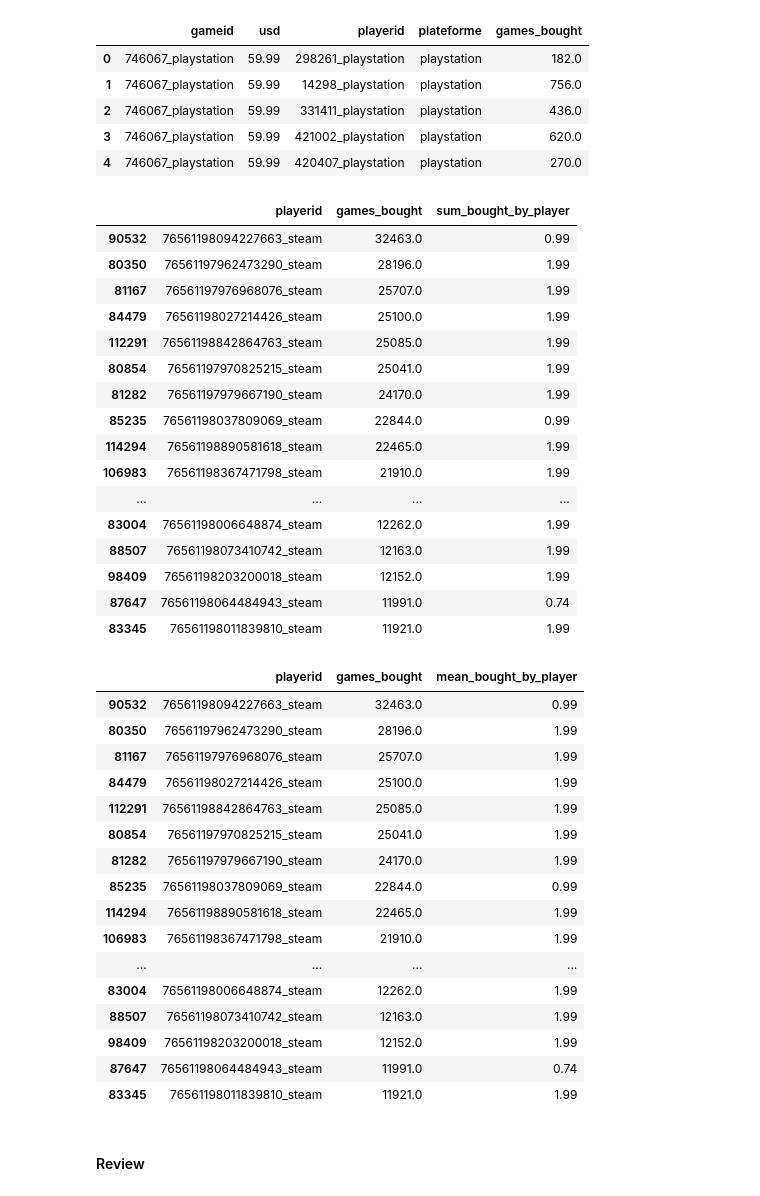
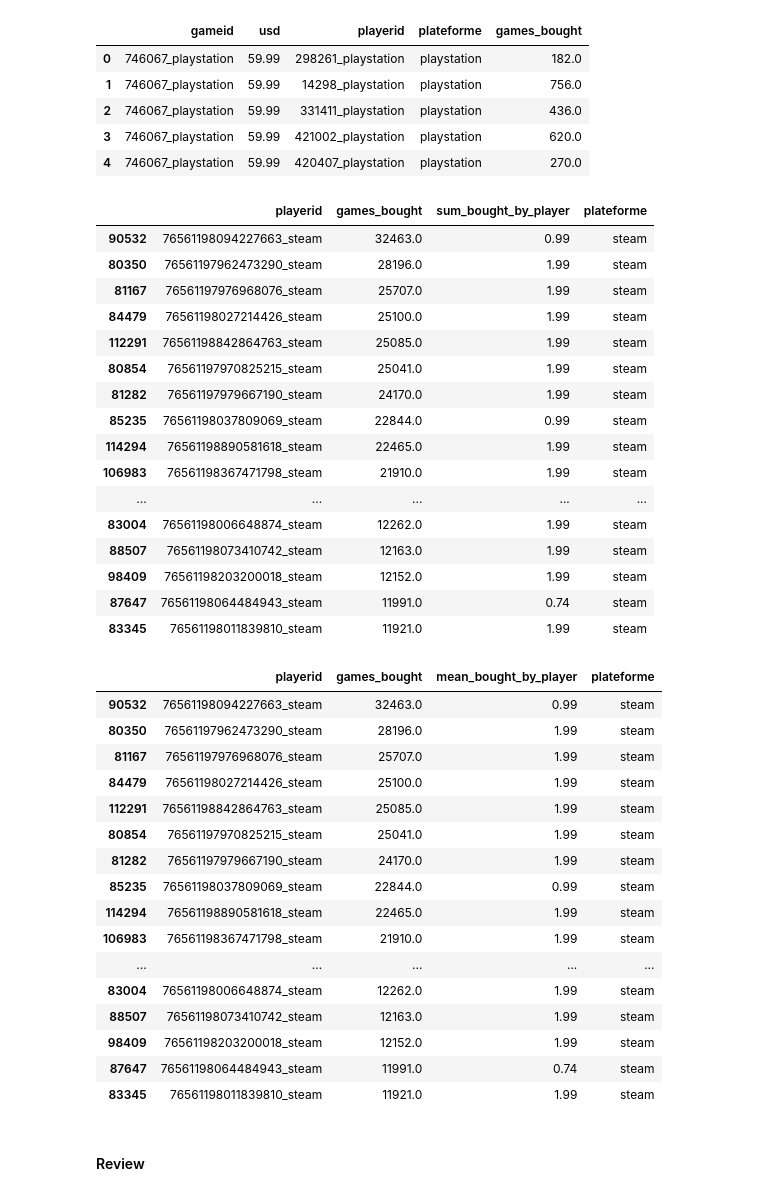
Before and after one commit to isanyams/projet-jeux-video, a Jupyter notebook: projet_jeux_videos_final.ipynb, the cells around one changed output. Drawn from its saved outputs; the diff is of its cells as text; code cells hidden in the pictures.

```diff
--- a/projet_jeux_videos_final.ipynb
+++ b/projet_jeux_videos_final.ipynb
@@ -860,23 +1077,24 @@ purchased_games_price_join.head()
 | 4 | 746067_playstation | 59.99 | 420407_playstation | playstation | 270.0 |
 # %%
 #somme des prix des jeux acheté par nombre de jeux achetés
-price_brouhgt_by_player =  purchased_games_price_join.groupby(['playerid', 'games_bought'])['usd'].sum().reset_index(name = 'sum_bought_by_player').sort_values(by='games_bought', ascending=False)
-price_brouhgt_by_player.head(50)
+sum_price_brouhgt_by_player =  purchased_games_price_join.groupby(['playerid', 'games_bought'])['usd'].sum().reset_index(name = 'sum_bought_by_player').sort_values(by='games_bought', ascending=False)
+sum_price_brouhgt_by_player['plateforme'] = sum_price_brouhgt_by_player['playerid'].str.split('_').str[1]
+sum_price_brouhgt_by_player.head(50)
 # %% [output]
-|  | playerid | games_bought | sum_bought_by_player |
-| 90532 | 76561198094227663_steam | 32463.0 | 0.99 |
-| 80350 | 76561197962473290_steam | 28196.0 | 1.99 |
-| 81167 | 76561197976968076_steam | 25707.0 | 1.99 |
-| 84479 | 76561198027214426_steam | 25100.0 | 1.99 |
-| 112291 | 76561198842864763_steam | 25085.0 | 1.99 |
-| 80854 | 76561197970825215_steam | 25041.0 | 1.99 |
-| 81282 | 76561197979667190_steam | 24170.0 | 1.99 |
-| 85235 | 76561198037809069_steam | 22844.0 | 0.99 |
-| 114294 | 76561198890581618_steam | 22465.0 | 1.99 |
-| 106983 | 76561198367471798_steam | 21910.0 | 1.99 |
-| ... | ... | ... | ... |
-| 83004 | 76561198006648874_steam | 12262.0 | 1.99 |
-| 88507 | 76561198073410742_steam | 12163.0 | 1.99 |
-| 98409 | 76561198203200018_steam | 12152.0 | 1.99 |
-| 87647 | 76561198064484943_steam | 11991.0 | 0.74 |
-| 83345 | 76561198011839810_steam | 11921.0 | 1.99 |
+|  | playerid | games_bought | sum_bought_by_player | plateforme |
+| 90532 | 76561198094227663_steam | 32463.0 | 0.99 | steam |
+| 80350 | 76561197962473290_steam | 28196.0 | 1.99 | steam |
+| 81167 | 76561197976968076_steam | 25707.0 | 1.99 | steam |
+| 84479 | 76561198027214426_steam | 25100.0 | 1.99 | steam |
+| 112291 | 76561198842864763_steam | 25085.0 | 1.99 | steam |
+| 80854 | 76561197970825215_steam | 25041.0 | 1.99 | steam |
+| 81282 | 76561197979667190_steam | 24170.0 | 1.99 | steam |
+| 85235 | 76561198037809069_steam | 22844.0 | 0.99 | steam |
+| 114294 | 76561198890581618_steam | 22465.0 | 1.99 | steam |
+| 106983 | 76561198367471798_steam | 21910.0 | 1.99 | steam |
+| ... | ... | ... | ... | ... |
+| 83004 | 76561198006648874_steam | 12262.0 | 1.99 | steam |
+| 88507 | 76561198073410742_steam | 12163.0 | 1.99 | steam |
+| 98409 | 76561198203200018_steam | 12152.0 | 1.99 | steam |
+| 87647 | 76561198064484943_steam | 11991.0 | 0.74 | steam |
+| 83345 | 76561198011839810_steam | 11921.0 | 1.99 | steam |
@@ -885,22 +1101,23 @@ price_brouhgt_by_player.to_csv('out/price_brouhgt_by_player_sum.csv')
 # %%
 #median des prix des jeux acheté par nombre de jeux achetés
-price_brouhgt_by_player =  purchased_games_price_join.groupby(['playerid', 'games_bought'])['usd'].mean().reset_index(name = 'mean_bought_by_player').sort_values(by='games_bought', ascending=False)
-price_brouhgt_by_player.head(50)
+mean_price_brouhgt_by_player =  purchased_games_price_join.groupby(['playerid', 'games_bought'])['usd'].mean().reset_index(name = 'mean_bought_by_player').sort_values(by='games_bought', ascending=False)
+mean_price_brouhgt_by_player['plateforme'] = mean_price_brouhgt_by_player['playerid'].str.split('_').str[1]
+mean_price_brouhgt_by_player.head(50)
 # %% [output]
-|  | playerid | games_bought | mean_bought_by_player |
-| 90532 | 76561198094227663_steam | 32463.0 | 0.99 |
-| 80350 | 76561197962473290_steam | 28196.0 | 1.99 |
-| 81167 | 76561197976968076_steam | 25707.0 | 1.99 |
-| 84479 | 76561198027214426_steam | 25100.0 | 1.99 |
-| 112291 | 76561198842864763_steam | 25085.0 | 1.99 |
-| 80854 | 76561197970825215_steam | 25041.0 | 1.99 |
-| 81282 | 76561197979667190_steam | 24170.0 | 1.99 |
-| 85235 | 76561198037809069_steam | 22844.0 | 0.99 |
-| 114294 | 76561198890581618_steam | 22465.0 | 1.99 |
-| 106983 | 76561198367471798_steam | 21910.0 | 1.99 |
-| ... | ... | ... | ... |
-| 83004 | 76561198006648874_steam | 12262.0 | 1.99 |
-| 88507 | 76561198073410742_steam | 12163.0 | 1.99 |
-| 98409 | 76561198203200018_steam | 12152.0 | 1.99 |
-| 87647 | 76561198064484943_steam | 11991.0 | 0.74 |
-| 83345 | 76561198011839810_steam | 11921.0 | 1.99 |
+|  | playerid | games_bought | mean_bought_by_player | plateforme |
+| 90532 | 76561198094227663_steam | 32463.0 | 0.99 | steam |
+| 80350 | 76561197962473290_steam | 28196.0 | 1.99 | steam |
+| 81167 | 76561197976968076_steam | 25707.0 | 1.99 | steam |
+| 84479 | 76561198027214426_steam | 25100.0 | 1.99 | steam |
+| 112291 | 76561198842864763_steam | 25085.0 | 1.99 | steam |
+| 80854 | 76561197970825215_steam | 25041.0 | 1.99 | steam |
+| 81282 | 76561197979667190_steam | 24170.0 | 1.99 | steam |
+| 85235 | 76561198037809069_steam | 22844.0 | 0.99 | steam |
+| 114294 | 76561198890581618_steam | 22465.0 | 1.99 | steam |
+| 106983 | 76561198367471798_steam | 21910.0 | 1.99 | steam |
+| ... | ... | ... | ... | ... |
+| 83004 | 76561198006648874_steam | 12262.0 | 1.99 | steam |
+| 88507 | 76561198073410742_steam | 12163.0 | 1.99 | steam |
+| 98409 | 76561198203200018_steam | 12152.0 | 1.99 | steam |
+| 87647 | 76561198064484943_steam | 11991.0 | 0.74 | steam |
+| 83345 | 76561198011839810_steam | 11921.0 | 1.99 | steam |
```
Also changed, not shown: parts of 61 cells of this notebook.
